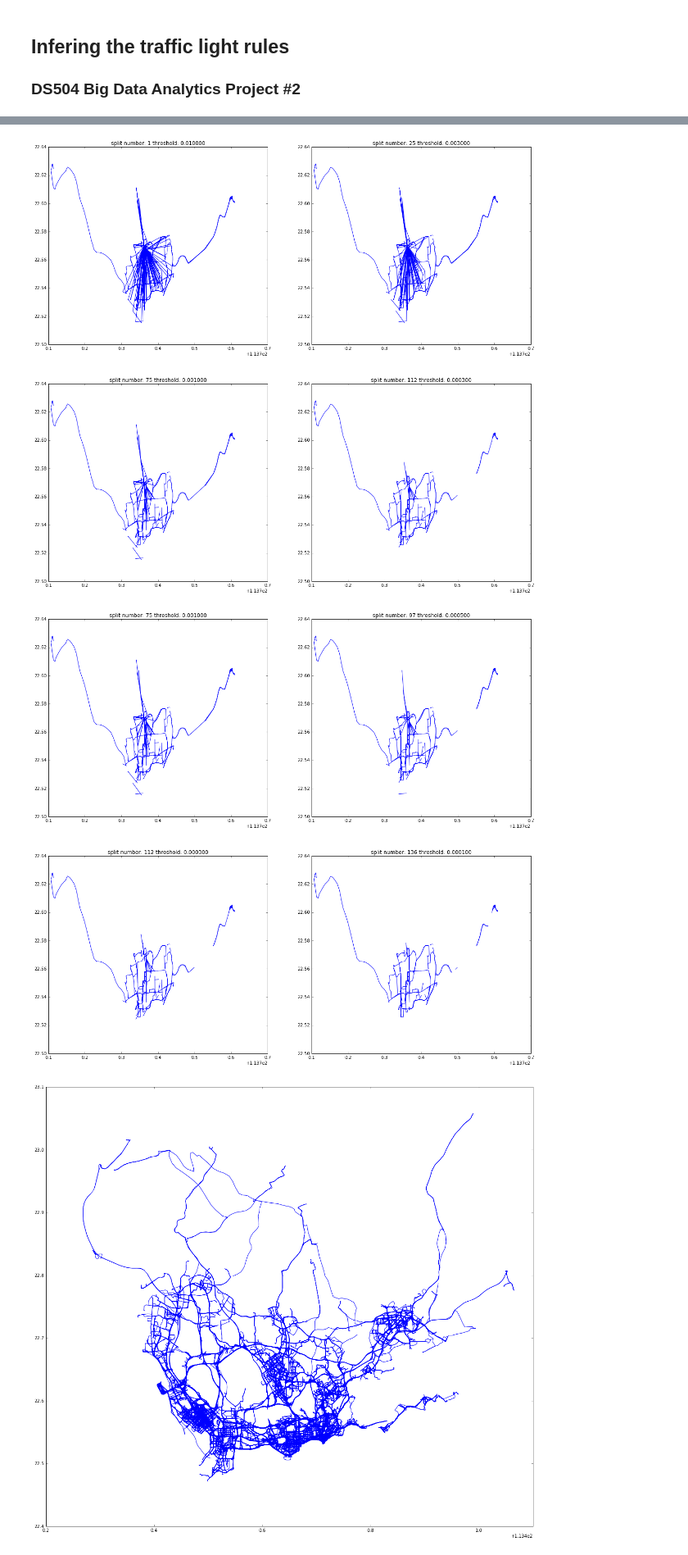
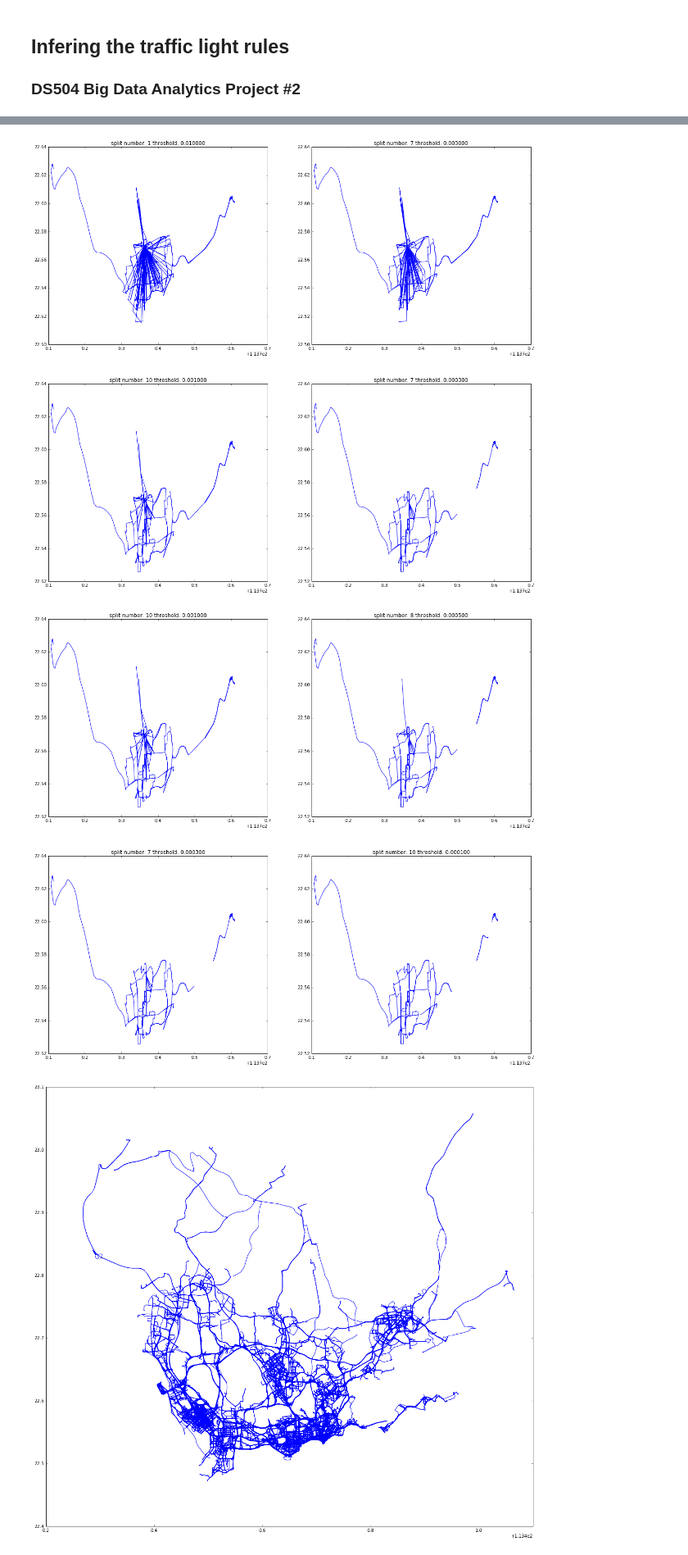
Before and after one commit to 1nfo/TLRI, a Jupyter notebook: Exploring.ipynb, the cells around one changed output, grey strips where cells are left out. Shown at 82% size. Saved outputs shown, nothing was run; the diff lists cells and outputs as text; code cells hidden in the pictures.

```diff
--- a/Exploring.ipynb
+++ b/Exploring.ipynb
@@ -9,7 +9,7 @@ import pandas as pd
 import numpy as np
 import os
 
-TRAJ_DIR = "./Trajectories/"
+TRAJ_DIR = "./data/Trajectories/"
 tids = os.listdir(TRAJ_DIR)
 
 def plotTraj(df):
@@ -54,8 +54,7 @@ def readTraj(tid,isSplit=False,threshold=.0003,isplot=False):
     return dfs
 # %%
 plt.figure(figsize=(20,18))
-dfs = []
 N=100
 for i in xrange(N):
-    dfs+=readTraj(tids[i],1)
+    readTraj(tids[i],isplot=True)
 # %% [output]
@@ -66,19 +64,19 @@ fig = plt.figure(figsize=(20,18))
 threshold = [.01,.003,.001,.0003]
 for i in xrange(len(threshold)):
     fig.add_subplot(2,2,i+1)
-    test = readTraj(tids[18],threshold[i])
+    test = readTraj(tids[18],True,threshold[i],isplot=True)
     plt.title("split number: %d threshold: %f" % (len(test), threshold[i]))
 # %% [output]
-[figure, old version]
+[figure, new version]
 # %%
 fig = plt.figure(figsize=(20,18))
 threshold = [.001,.0005,.0003,.0001]
 for i in xrange(len(threshold)):
     fig.add_subplot(2,2,i+1)
-    test = readTraj(tids[18],threshold[i])
+    test = readTraj(tids[18],True,threshold[i],isplot=True)
     plt.title("split number: %d threshold: %f" % (len(test), threshold[i]))
 # %% [output]
-[figure, old version]
+[figure, new version]
 # %%
 plt.figure(figsize=(20,18))
 dfs = []
```
Also changed, not shown: parts of 4 cells of this notebook, 6 other files.
